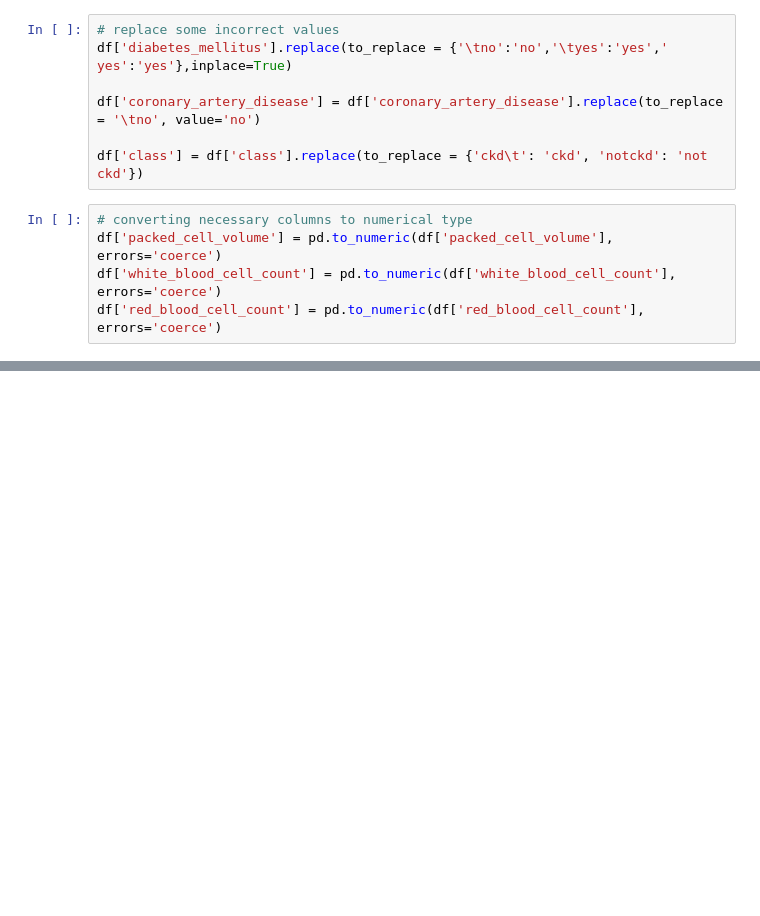
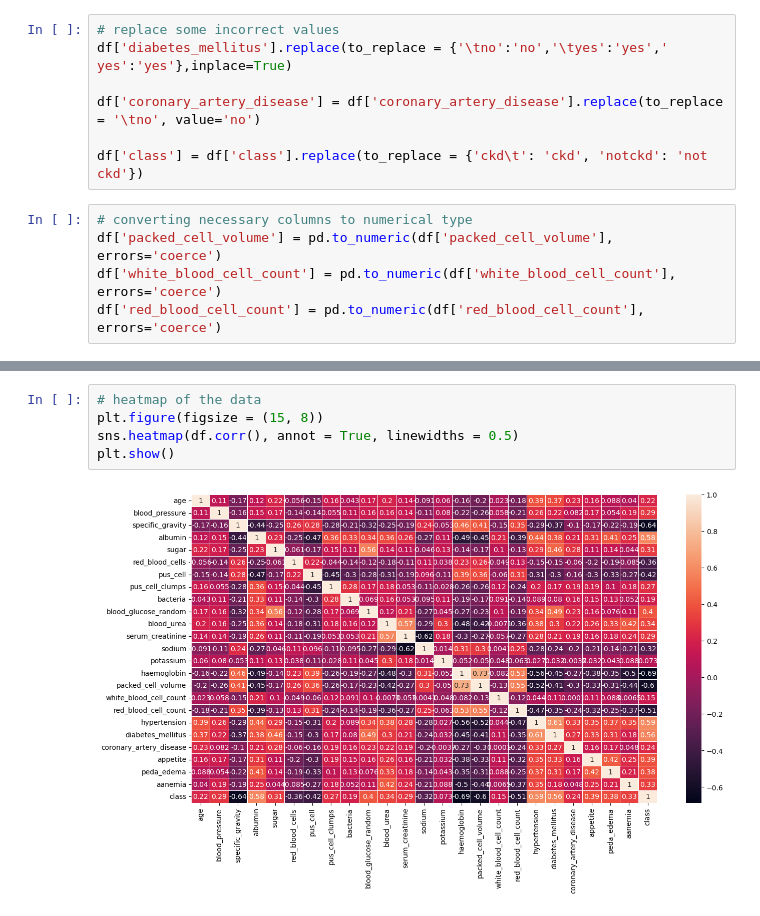
Before and after one commit to aliduku/GOMYCODE-Data-Science-Bootcamp, a Jupyter notebook: Checkpoint/26_Machine Learning Algorithms Checkpoint/chronic-kidney-disease-prediction.ipynb, the cells around one changed output, grey strips where cells are left out. Drawn from its saved outputs; the diff is of its cells as text; blank space fills up the shorter version.

```diff
--- a/Checkpoint/26_Machine Learning Algorithms Checkpoint/chronic-kidney-disease-prediction.ipynb
+++ b/Checkpoint/26_Machine Learning Algorithms Checkpoint/chronic-kidney-disease-prediction.ipynb
@@ -139,0 +412,7 @@ df['class'] = pd.to_numeric(df['class'], errors='coerce')
+# %%
+# heatmap of the data
+plt.figure(figsize = (15, 8))
+sns.heatmap(df.corr(), annot = True, linewidths = 0.5)
+plt.show()
+# %% [output]
+[figure, added]
```
Also changed, not shown: parts of 91 cells of this notebook.
